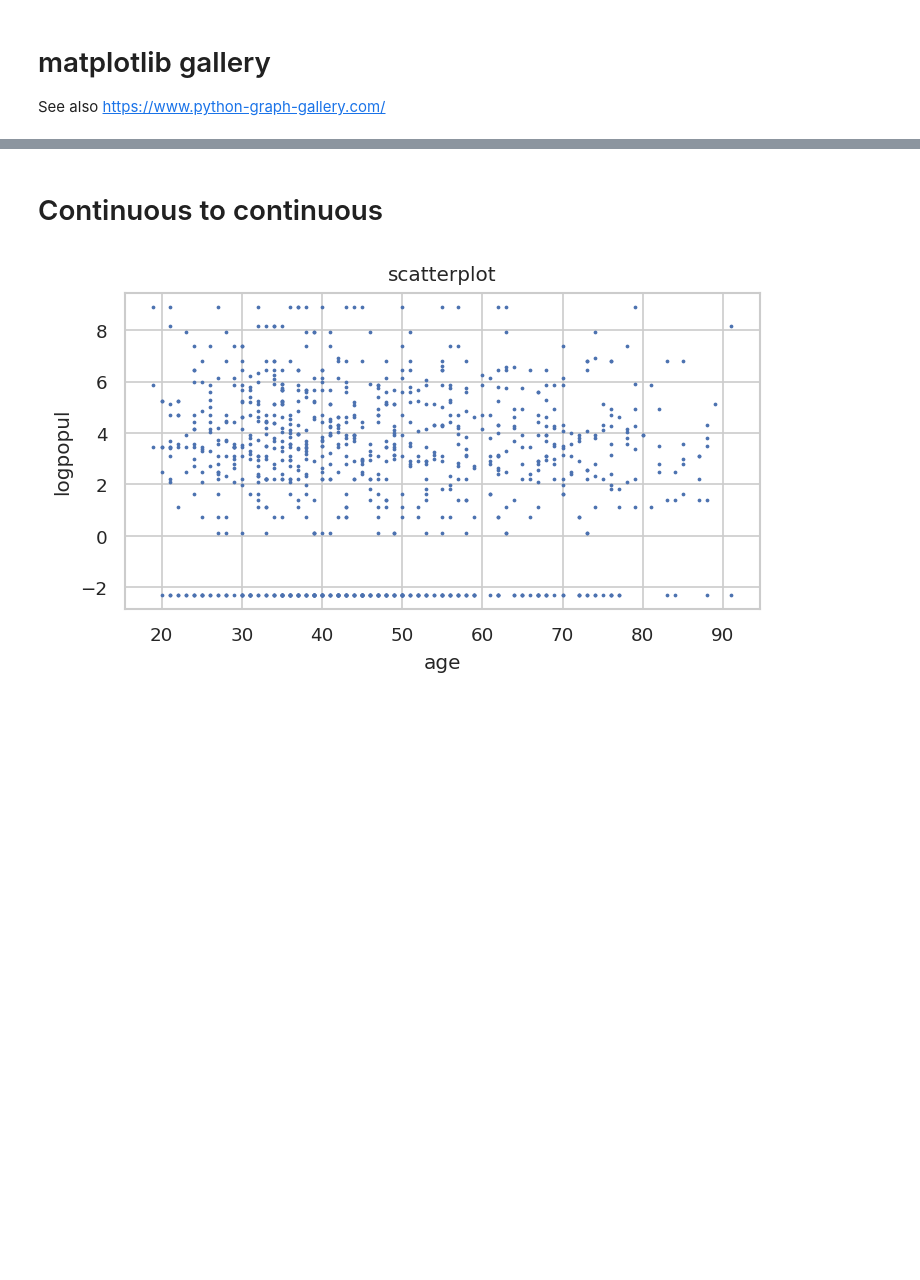
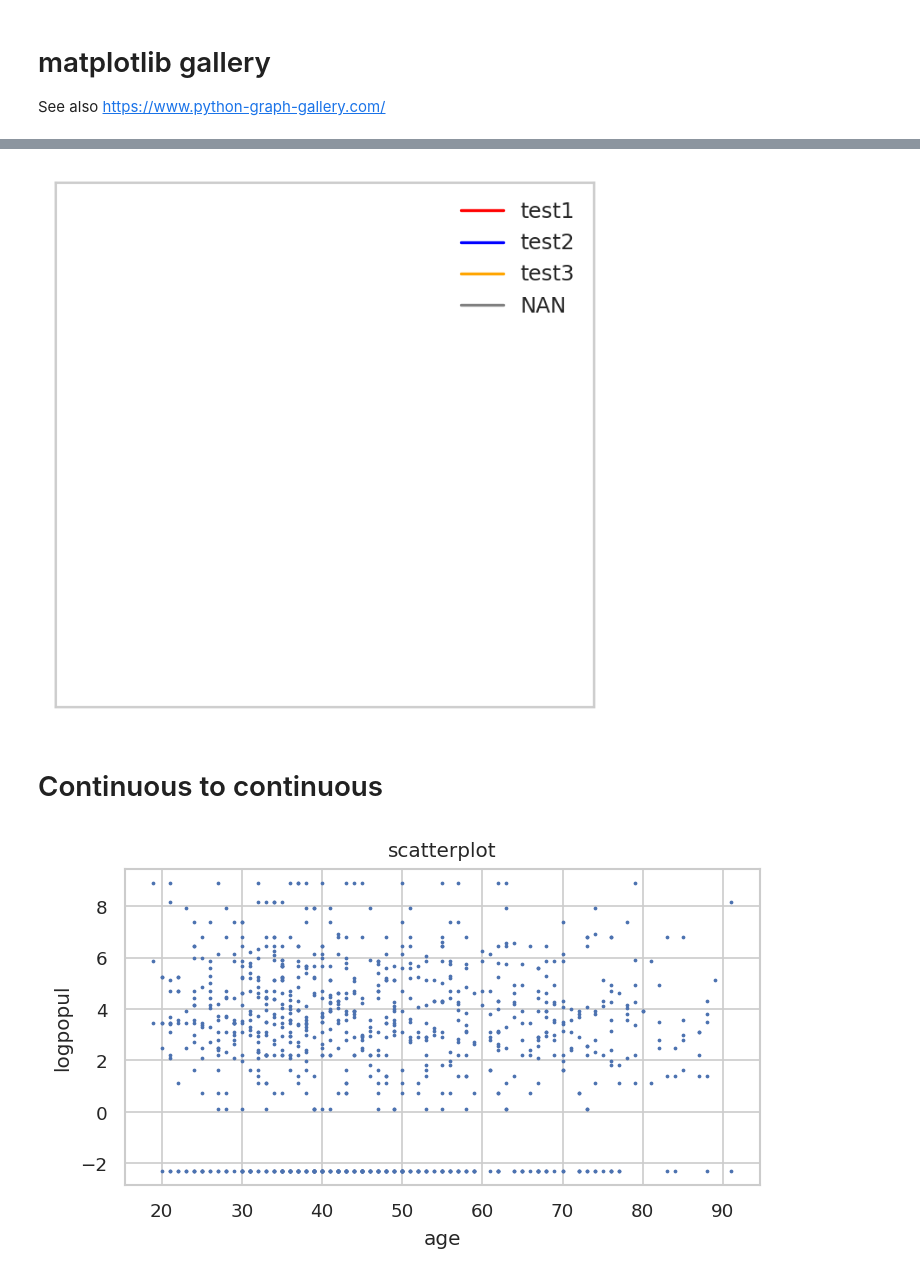
Before and after one commit to toshiakiasakura/matplotlib_gallery, a Jupyter notebook: src/1_gallery.ipynb, the cells around one changed output, grey strips where cells are left out. Drawn from its saved outputs; the diff is of its cells as text; code cells hidden in the pictures; blank space fills up the shorter version.

```diff
--- a/src/1_gallery.ipynb
+++ b/src/1_gallery.ipynb
@@ -28,3 +41,7 @@ c = "educ"
+# %%
+gallery.create_legend_by_oneself()
+# %% [output]
+[figure, added]
 # %% [markdown]
 # Continuous to continuous
 # %%
```
Also changed, not shown: parts of 4 cells of this notebook, 1 other file.
